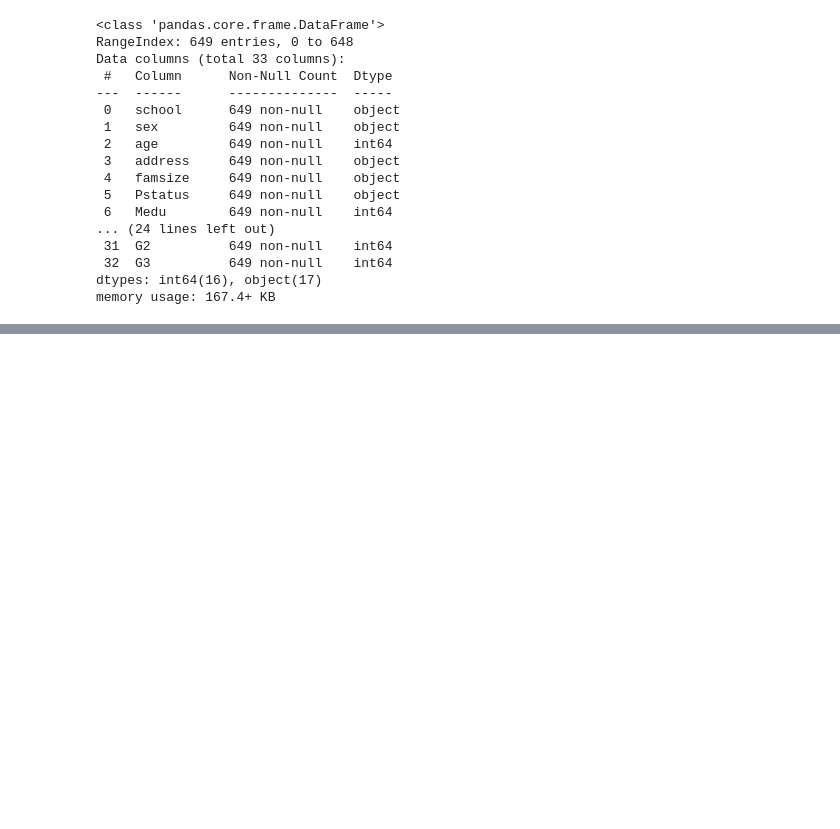
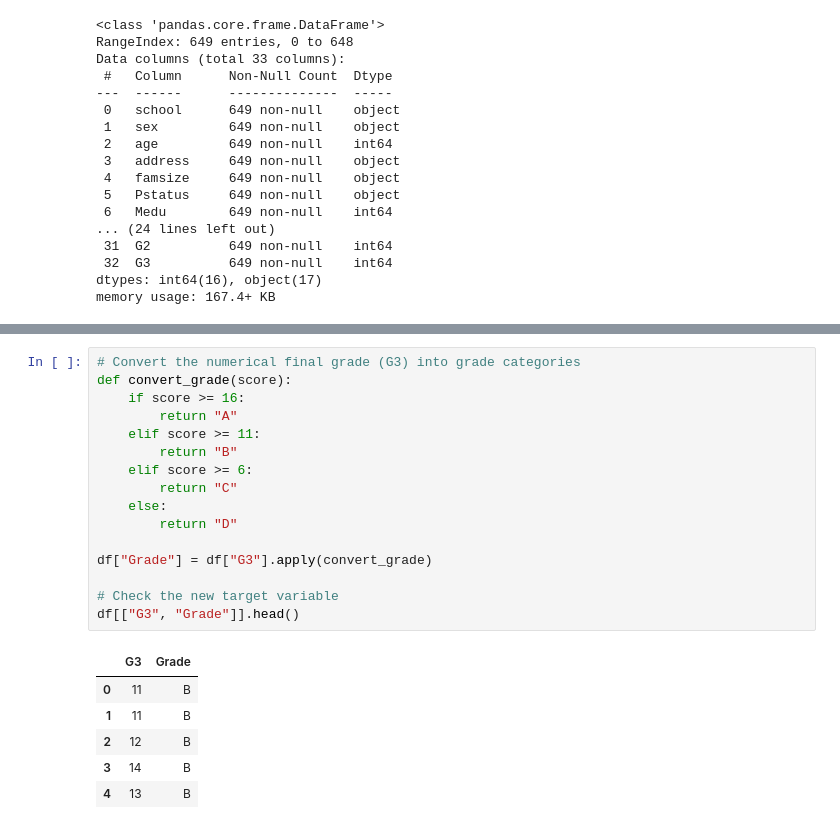
Before and after one commit to afsheenaf/student-grade-prediction, a Jupyter notebook: codes.ipynb, the cells around one changed output, grey strips where cells are left out. Drawn from its saved outputs; the diff is of its cells as text; blank space fills up the shorter version.

```diff
--- a/codes.ipynb
+++ b/codes.ipynb
@@ -154,0 +210,23 @@ NameError: name 'sns' is not defined
+# %%
+# Convert the numerical final grade (G3) into grade categories
+def convert_grade(score):
+    if score >= 16:
+        return "A"
+    elif score >= 11:
+        return "B"
+    elif score >= 6:
+        return "C"
+    else:
+        return "D"
+
+df["Grade"] = df["G3"].apply(convert_grade)
+
+# Check the new target variable
+df[["G3", "Grade"]].head()
+# %% [output]
+|  | G3 | Grade |
+| 0 | 11 | B |
+| 1 | 11 | B |
+| 2 | 12 | B |
+| 3 | 14 | B |
+| 4 | 13 | B |
```
Also changed, not shown: parts of 13 cells of this notebook.
